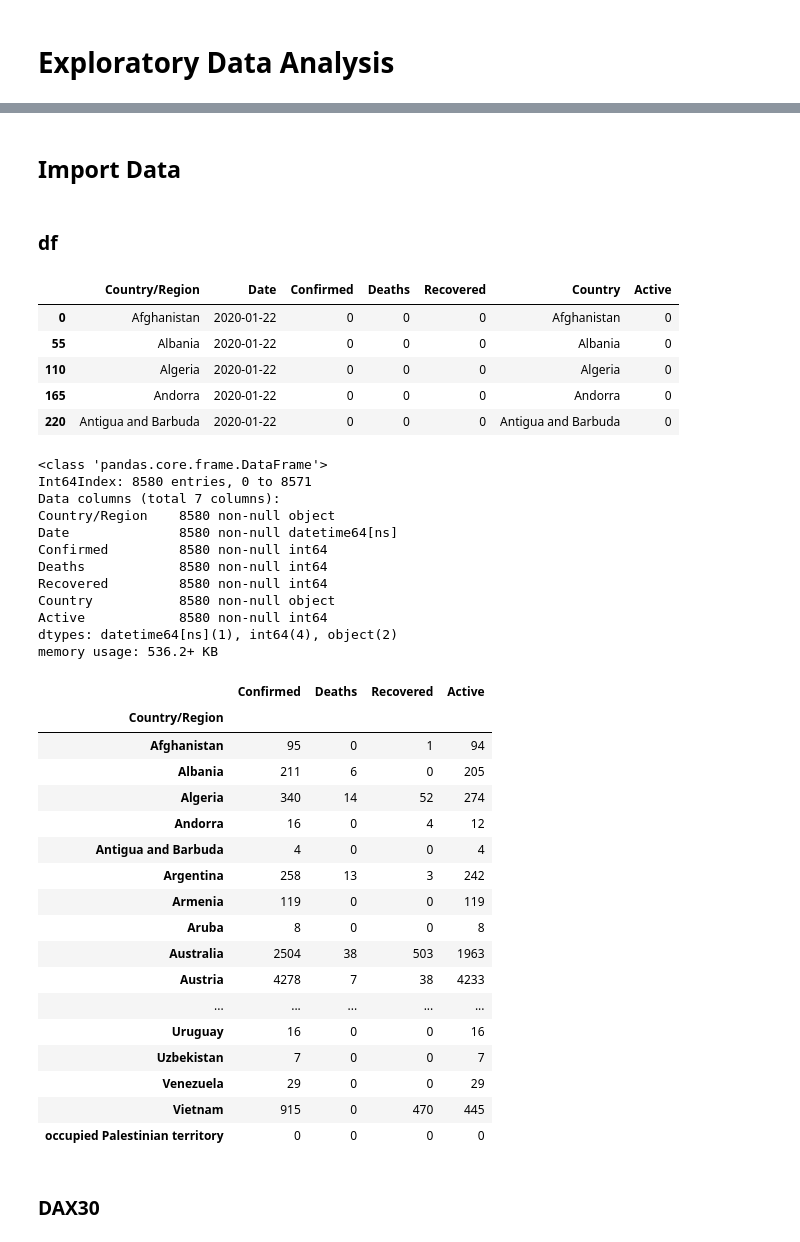
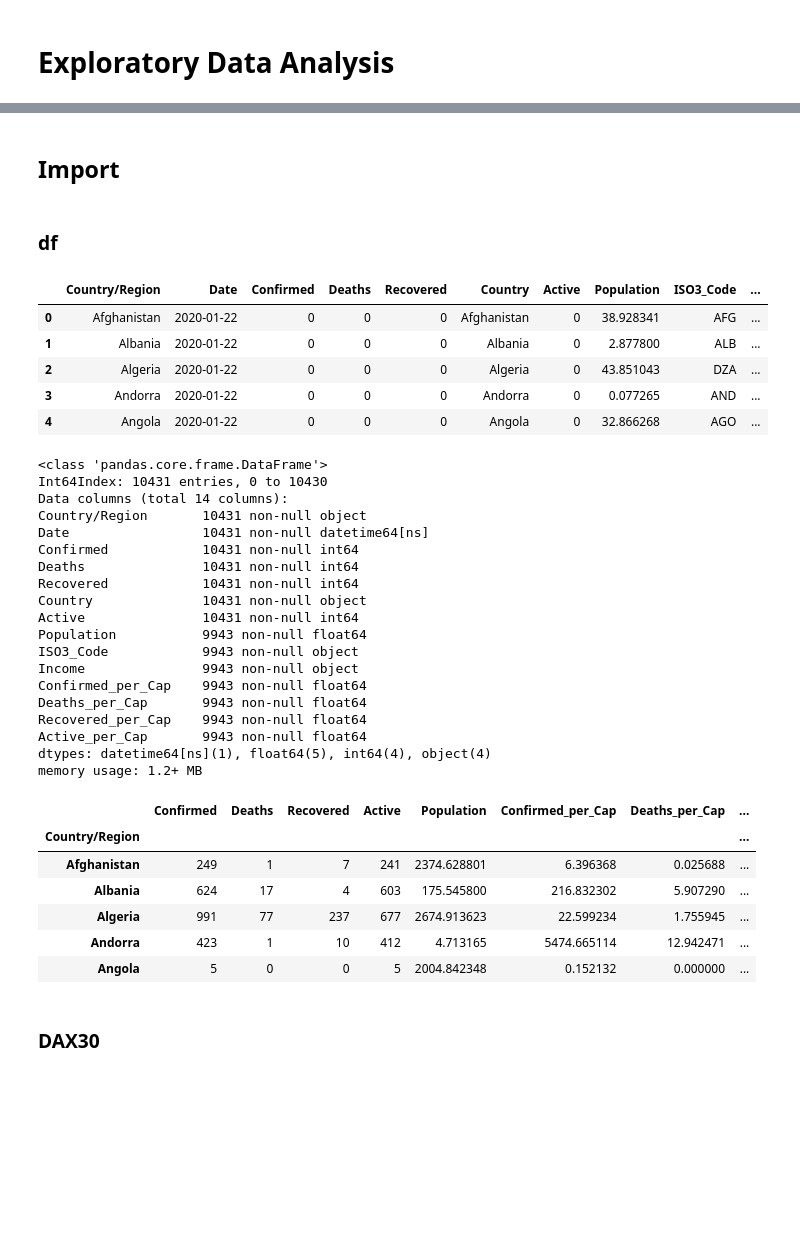
Before and after one commit to kaymal/covid-19, a Jupyter notebook: 2-2-eda-time-series.ipynb, the cells around one changed output, grey strips where cells are left out. Cells and saved outputs as stored; diff of their text form; code cells hidden in the pictures; blank space fills up the shorter version.

```diff
--- a/2-2-eda-time-series.ipynb
+++ b/2-2-eda-time-series.ipynb
@@ -2,13 +2,13 @@
 # Exploratory Data Analysis
 # %%
 import pandas as pd
-pd.set_option('display.max_rows', 200)
+pd.set_option('display.max_rows', 100)
 import numpy as np
 
 %matplotlib inline
 import matplotlib.pyplot as plt
 
-from fuzzywuzzy import fuzz, process
+#from fuzzywuzzy import fuzz, process
 
 import plotly.express as px
 import plotly.graph_objects as go
@@ -31,51 +31,48 @@ importlib.reload(preprocessing)
 # %% [markdown]
-## Import Data
+## Import
 # %% [markdown]
 ### df
 # %%
-df = preprocessing.get_data(date_="03-15-2020", time_series=True, population=True)
+# Read data
+df = preprocessing.get_data(date_="03-20-2020", time_series=True, population=True)
 # %%
 df.head()
 # %% [output]
-|  | Country/Region | Date | Confirmed | Deaths | Recovered | Country | Active |
-| 0 | Afghanistan | 2020-01-22 | 0 | 0 | 0 | Afghanistan | 0 |
-| 55 | Albania | 2020-01-22 | 0 | 0 | 0 | Albania | 0 |
-| 110 | Algeria | 2020-01-22 | 0 | 0 | 0 | Algeria | 0 |
-| 165 | Andorra | 2020-01-22 | 0 | 0 | 0 | Andorra | 0 |
-| 220 | Antigua and Barbuda | 2020-01-22 | 0 | 0 | 0 | Antigua and Barbuda | 0 |
+|  | Country/Region | Date | Confirmed | Deaths | Recovered | Country | Active | Population | ISO3_Code | ... |
+| 0 | Afghanistan | 2020-01-22 | 0 | 0 | 0 | Afghanistan | 0 | 38.928341 | AFG | ... |
+| 1 | Albania | 2020-01-22 | 0 | 0 | 0 | Albania | 0 | 2.877800 | ALB | ... |
+| 2 | Algeria | 2020-01-22 | 0 | 0 | 0 | Algeria | 0 | 43.851043 | DZA | ... |
+| 3 | Andorra | 2020-01-22 | 0 | 0 | 0 | Andorra | 0 | 0.077265 | AND | ... |
+| 4 | Angola | 2020-01-22 | 0 | 0 | 0 | Angola | 0 | 32.866268 | AGO | ... |
 # %%
 df.info()
 # %% [output]
 <class 'pandas.core.frame.DataFrame'>
-Int64Index: 8580 entries, 0 to 8571
-Data columns (total 7 columns):
-Country/Region    8580 non-null object
-Date              8580 non-null datetime64[ns]
-Confirmed         8580 non-null int64
-Deaths            8580 non-null int64
-Recovered         8580 non-null int64
-Country           8580 non-null object
-Active            8580 non-null int64
-dtypes: datetime64[ns](1), int64(4), object(2)
-memory usage: 536.2+ KB
+Int64Index: 10431 entries, 0 to 10430
+Data columns (total 14 columns):
+Country/Region       10431 non-null object
+Date                 10431 non-null datetime64[ns]
+Confirmed            10431 non-null int64
+Deaths               10431 non-null int64
+Recovered            10431 non-null int64
+Country              10431 non-null object
+Active               10431 non-null int64
+Population           9943 non-null float64
+ISO3_Code            9943 non-null object
+Income               9943 non-null object
+Confirmed_per_Cap    9943 non-null float64
+Deaths_per_Cap       9943 non-null float64
+Recovered_per_Cap    9943 non-null float64
+Active_per_Cap       9943 non-null float64
+dtypes: datetime64[ns](1), float64(5), int64(4), object(4)
+memory usage: 1.2+ MB
 # %%
-df.groupby("Country/Region").sum()
+df.groupby("Country/Region").sum().head()
 # %% [output]
-|  | Confirmed | Deaths | Recovered | Active |
-| Country/Region |  |  |  |  |
-| Afghanistan | 95 | 0 | 1 | 94 |
-| Albania | 211 | 6 | 0 | 205 |
-| Algeria | 340 | 14 | 52 | 274 |
-| Andorra | 16 | 0 | 4 | 12 |
-| Antigua and Barbuda | 4 | 0 | 0 | 4 |
-| Argentina | 258 | 13 | 3 | 242 |
-| Armenia | 119 | 0 | 0 | 119 |
-| Aruba | 8 | 0 | 0 | 8 |
-| Australia | 2504 | 38 | 503 | 1963 |
-| Austria | 4278 | 7 | 38 | 4233 |
-| ... | ... | ... | ... | ... |
-| Uruguay | 16 | 0 | 0 | 16 |
-| Uzbekistan | 7 | 0 | 0 | 7 |
-| Venezuela | 29 | 0 | 0 | 29 |
-| Vietnam | 915 | 0 | 470 | 445 |
-| occupied Palestinian territory | 0 | 0 | 0 | 0 |
+|  | Confirmed | Deaths | Recovered | Active | Population | Confirmed_per_Cap | Deaths_per_Cap | ... |
+| Country/Region |  |  |  |  |  |  |  | ... |
+| Afghanistan | 249 | 1 | 7 | 241 | 2374.628801 | 6.396368 | 0.025688 | ... |
+| Albania | 624 | 17 | 4 | 603 | 175.545800 | 216.832302 | 5.907290 | ... |
+| Algeria | 991 | 77 | 237 | 677 | 2674.913623 | 22.599234 | 1.755945 | ... |
+| Andorra | 423 | 1 | 10 | 412 | 4.713165 | 5474.665114 | 12.942471 | ... |
+| Angola | 5 | 0 | 0 | 5 | 2004.842348 | 0.152132 | 0.000000 | ... |
```
Also changed, not shown: parts of 44 cells of this notebook.
